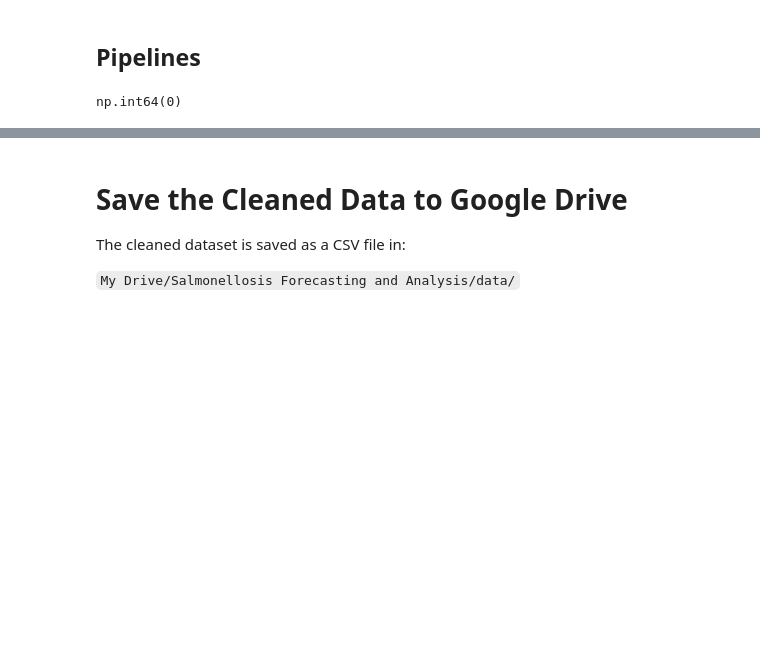
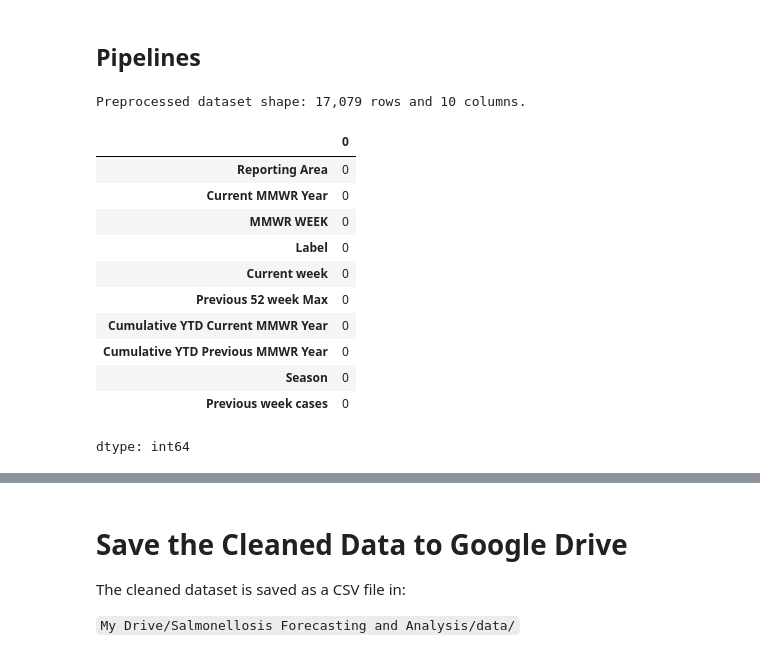
Before and after one commit to Husam-Sawalha/salmonellosis-forecasting-analysis, a Jupyter notebook: notebooks/01_preparing_data.ipynb, the cells around one changed output, grey strips where cells are left out. Cells and saved outputs as stored; diff of their text form; code cells hidden in the pictures; blank space fills up the shorter version.

```diff
--- a/notebooks/01_preparing_data.ipynb
+++ b/notebooks/01_preparing_data.ipynb
@@ -545,4 +542,33 @@ df_processed = preprocessor.fit_transform(df)
-# %%
-df_processed.isna().sum().sum()
-# %% [output]
-np.int64(0)
+# %%
+# Impute the selected features with the preprocessing pipeline
+df_processed = preprocessor.fit_transform(df)
+
+# Start with the full cleaned dataset so no original columns are lost
+df_preprocessed = df.copy()
+
+# Replace the selected columns with their imputed values
+for column in numeric_features:
+    df_preprocessed[column] = df_processed[f"numeric__{column}"]
+
+for column in categorical_features:
+    df_preprocessed[column] = df_processed[f"categorical__{column}"]
+
+print(f"Preprocessed dataset shape: {df_preprocessed.shape[0]:,} rows and {df_preprocessed.shape[1]} columns.")
+# %% [output]
+Preprocessed dataset shape: 17,079 rows and 10 columns.
+# %%
+# Confirm that the final dataset contains no missing values
+df_preprocessed.isna().sum()
+# %% [output]
+|  | 0 |
+| Reporting Area | 0 |
+| Current MMWR Year | 0 |
+| MMWR WEEK | 0 |
+| Label | 0 |
+| Current week | 0 |
+| Previous 52 week Max | 0 |
+| Cumulative YTD Current MMWR Year | 0 |
+| Cumulative YTD Previous MMWR Year | 0 |
+| Season | 0 |
+| Previous week cases | 0 |
+dtype: int64
```
Also changed, not shown: parts of 5 cells of this notebook.
